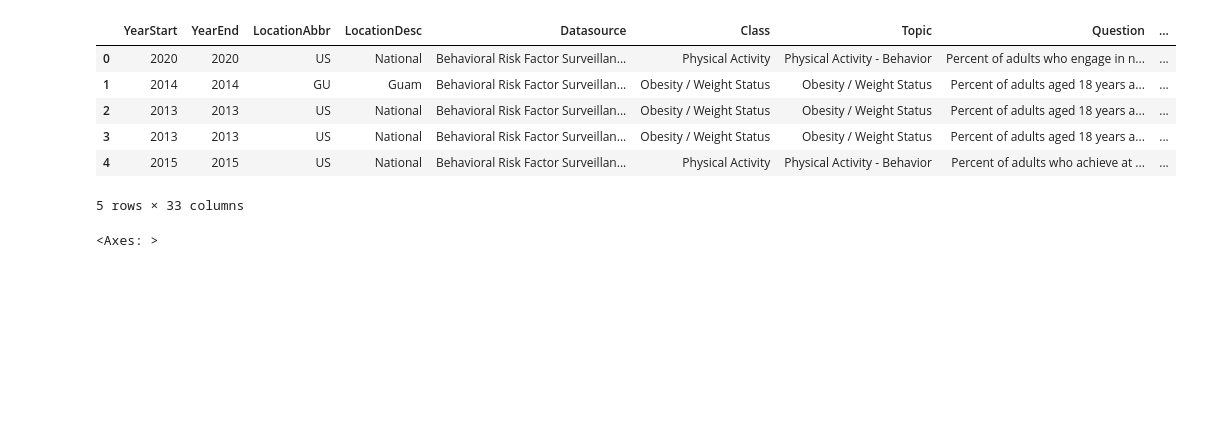
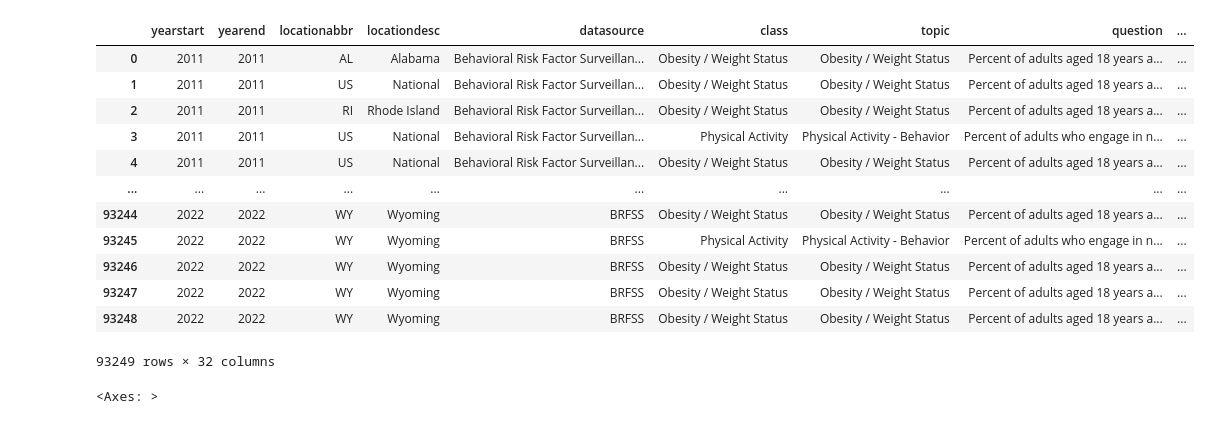
Before and after one commit to hatkiet/Project_3-Obesity-Analysis-and-Its-impacts, a Jupyter notebook: First_Clean.ipynb, the cells around one changed output. Saved outputs shown, nothing was run; the diff lists cells and outputs as text; code cells hidden in the pictures; blank space fills up the shorter version.

```diff
--- a/First_Clean.ipynb
+++ b/First_Clean.ipynb
@@ -9,15 +180,23 @@ file = Path("Resources/Nutrition__Physical_Activity__and_Obesity_-_Behavioral_Ri
 # %%
-# Read our data file with the Pandas library
-raw_df = pd.read_csv(file)
-raw_df.head()
+raw_df.columns = [col.lower() for col in raw_df]
+raw_df = raw_df.rename(columns={"age(years)": "age_years",
+                                "race/ethnicity": "race_ethnicity"})
+clean_df = raw_df.drop(columns=["data_value_unit"])
+clean_df
 # %% [output]
-|  | YearStart | YearEnd | LocationAbbr | LocationDesc | Datasource | Class | Topic | Question | ... |
-| 0 | 2020 | 2020 | US | National | Behavioral Risk Factor Surveillan... | Physical Activity | Physical Activity - Behavior | Percent of adults who engage in n... | ... |
-| 1 | 2014 | 2014 | GU | Guam | Behavioral Risk Factor Surveillan... | Obesity / Weight Status | Obesity / Weight Status | Percent of adults aged 18 years a... | ... |
-| 2 | 2013 | 2013 | US | National | Behavioral Risk Factor Surveillan... | Obesity / Weight Status | Obesity / Weight Status | Percent of adults aged 18 years a... | ... |
-| 3 | 2013 | 2013 | US | National | Behavioral Risk Factor Surveillan... | Obesity / Weight Status | Obesity / Weight Status | Percent of adults aged 18 years a... | ... |
-| 4 | 2015 | 2015 | US | National | Behavioral Risk Factor Surveillan... | Physical Activity | Physical Activity - Behavior | Percent of adults who achieve at ... | ... |
+|  | yearstart | yearend | locationabbr | locationdesc | datasource | class | topic | question | ... |
+| 0 | 2011 | 2011 | AL | Alabama | Behavioral Risk Factor Surveillan... | Obesity / Weight Status | Obesity / Weight Status | Percent of adults aged 18 years a... | ... |
+| 1 | 2011 | 2011 | US | National | Behavioral Risk Factor Surveillan... | Obesity / Weight Status | Obesity / Weight Status | Percent of adults aged 18 years a... | ... |
+| 2 | 2011 | 2011 | RI | Rhode Island | Behavioral Risk Factor Surveillan... | Obesity / Weight Status | Obesity / Weight Status | Percent of adults aged 18 years a... | ... |
+| 3 | 2011 | 2011 | US | National | Behavioral Risk Factor Surveillan... | Physical Activity | Physical Activity - Behavior | Percent of adults who engage in n... | ... |
+| 4 | 2011 | 2011 | US | National | Behavioral Risk Factor Surveillan... | Obesity / Weight Status | Obesity / Weight Status | Percent of adults aged 18 years a... | ... |
+| ... | ... | ... | ... | ... | ... | ... | ... | ... | ... |
+| 93244 | 2022 | 2022 | WY | Wyoming | BRFSS | Obesity / Weight Status | Obesity / Weight Status | Percent of adults aged 18 years a... | ... |
+| 93245 | 2022 | 2022 | WY | Wyoming | BRFSS | Physical Activity | Physical Activity - Behavior | Percent of adults who engage in n... | ... |
+| 93246 | 2022 | 2022 | WY | Wyoming | BRFSS | Obesity / Weight Status | Obesity / Weight Status | Percent of adults aged 18 years a... | ... |
+| 93247 | 2022 | 2022 | WY | Wyoming | BRFSS | Obesity / Weight Status | Obesity / Weight Status | Percent of adults aged 18 years a... | ... |
+| 93248 | 2022 | 2022 | WY | Wyoming | BRFSS | Obesity / Weight Status | Obesity / Weight Status | Percent of adults aged 18 years a... | ... |
-5 rows × 33 columns
+93249 rows × 32 columns
 # %%
 %matplotlib inline
 msno.matrix(raw_df)
```
Also changed, not shown: parts of 17 cells of this notebook, 7 other files.
